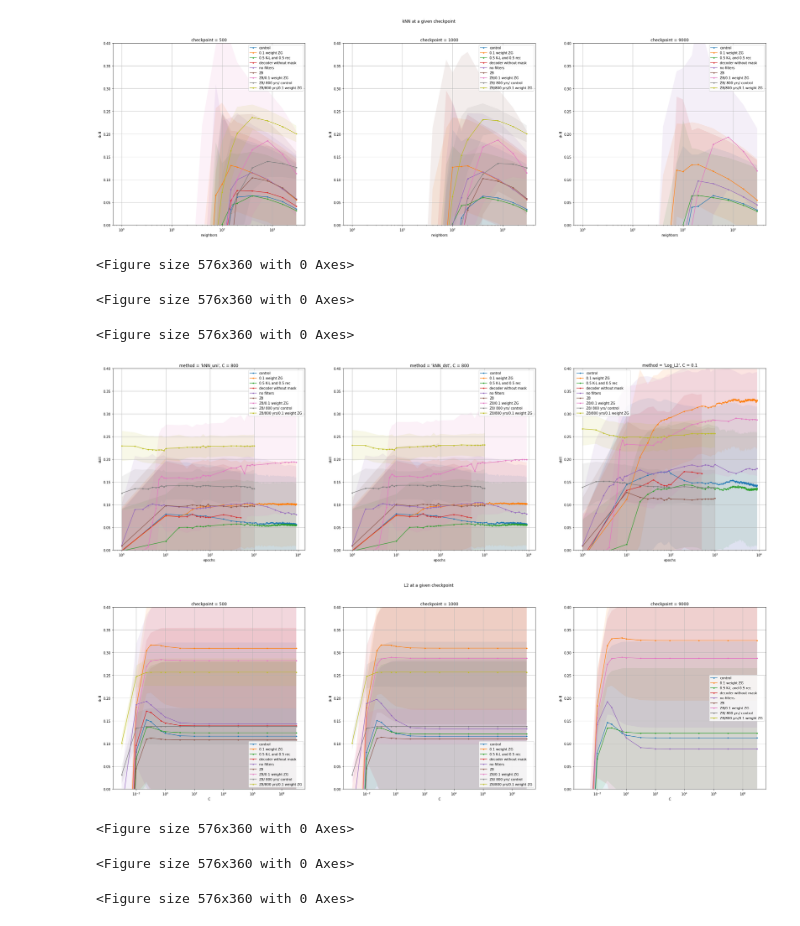
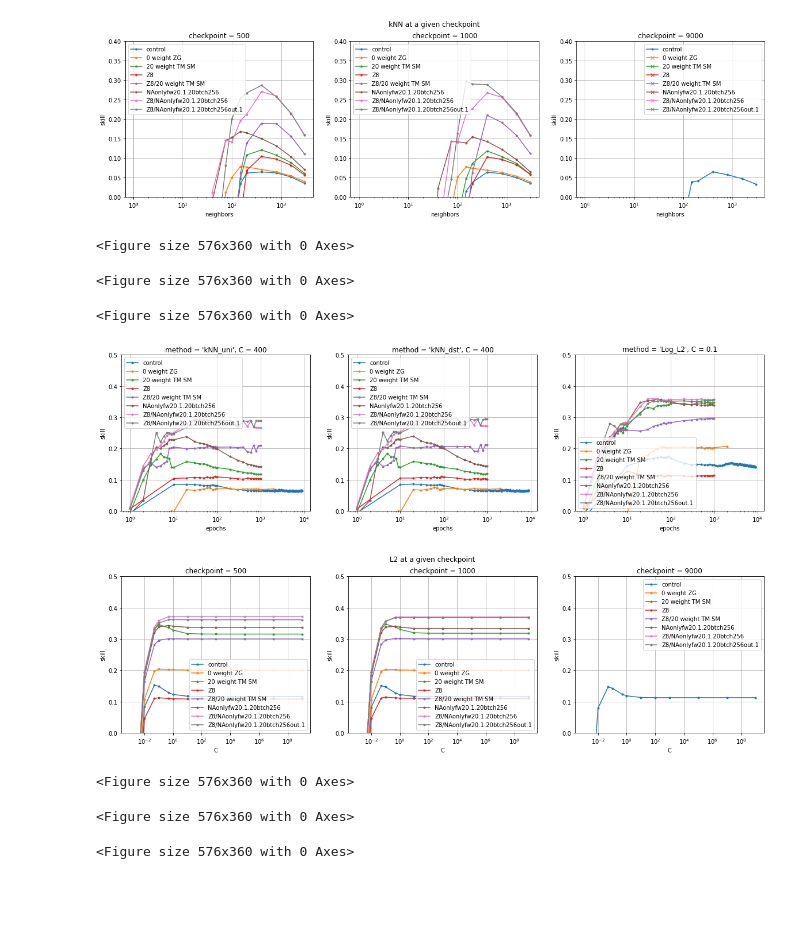
Before and after one commit to georgemilosh/Climate-Learning, a Jupyter notebook: VAE/score.ipynb, the cells around one changed output. Drawn from its saved outputs; the diff is of its cells as text; code cells hidden in the pictures; blank space fills up the shorter version.

```diff
--- a/VAE/score.ipynb
+++ b/VAE/score.ipynb
@@ -44,66 +46,78 @@ folders = [ './models/filterFrance/Z64/yrs100/control/', # k.9.1fw2.1.2.lrs8/',
+# %%
+runs = {'control' :                    './models/filterFrance/Z64/yrs100/control/'
+        ,'0 weight ZG' :               './models/filterFrance/Z64/yrs100/fw2.0.2/'
+        ,'20 weight TM SM' :            './models/filterFrance/Z64/yrs100/fw20.1.20/'
+        ,'Z8'   :                       './models/filterFrance/Z8/yrs100/control/'
+        ,'Z8/20 weight TM SM' :         './models/filterFrance/Z8/yrs100/fw20.1.20/'
+        ,'NAonlyfw20.1.20btch256' : './models/filterFranceNorthAtlantic/Z64/yrs100/fw20.1.20btch256/'
+        ,'Z8/NAonlyfw20.1.20btch256' : './models/filterFranceNorthAtlantic/Z8/yrs100/fw20.1.20btch256/'
+        ,'Z8/NAonlyfw20.1.20btch256out.1' : './models/filterFranceNorthAtlantic/Z8/yrs100/fw20.1.20btch256in1out.1/'
+        }
 # %%
 fig = plt.figure()
-fig.set_size_inches(35, 10)
+fig.set_size_inches(20, 5)
 fig.suptitle('kNN at a given checkpoint')
 
 axs = fig.subplots(nrows=1, ncols=3)
 
 for i, checkpoint in enumerate([500,1000,9000]):
     ax1 = axs[i]
     plt.figure(figsize=(8,5))
-    for name, folder in zip(names, folders):
+    for name, folder in runs.items():
         #print(name)
         score = pd.read_csv(f'{folder}score.csv')
         if checkpoint in score.checkpoint.values:
             meanskillvsckpt = score.groupby(['checkpoint', 'C','method']).mean().loc[(checkpoint, slice(None),'kNN_uni'), 'skill'].droplevel(level=(0,2)) # The last command gets rid of C and method in the output
             stdskillvsckpt = score.groupby(['checkpoint', 'C','method']).std().loc[(checkpoint, slice(None),'kNN_uni'), 'skill'].droplevel(level=(0,2))
             maxiter=100
-            ax1.fill_between(meanskillvsckpt.index[:maxiter],meanskillvsckpt.values[:maxiter]-stdskillvsckpt.values[:maxiter],meanskillvsckpt.values[:maxiter]+stdskillvsckpt.values[:maxiter],alpha=0.1)
+            #ax1.fill_between(meanskillvsckpt.index[:maxiter],meanskillvsckpt.values[:maxiter]-stdskillvsckpt.values[:maxiter],meanskillvsckpt.values[:maxiter]+stdskillvsckpt.values[:maxiter],alpha=0.1)
             ax1.plot(meanskillvsckpt.index[:maxiter],meanskillvsckpt.values[:maxiter],label=name, marker='.')
         else:
             meanskillvsckpt = score.groupby(['checkpoint', 'C','method']).mean().loc[(10, slice(None),'kNN_uni'), 'skill'].droplevel(level=(0,2)) # The last command gets rid of C and method in the output
-            ax1.plot(meanskillvsckpt.index[:maxiter],np.inf*meanskillvsckpt.values[:maxiter],label=name, marker='.')
+            ax1.plot(meanskillvsckpt.index[:maxiter],np.inf*meanskillvsckpt.values[:maxiter],label=name, marker='x')
     ax1.set_xlabel('neighbors')
     ax1.set_ylabel('skill')
     ax1.set_ylim([0,0.4])
     ax1.set_xscale("log")
     ax1.set_title(f"{checkpoint = }")
     ax1.legend(loc='best')
     ax1.grid(True)
+fig.savefig('./Images/class_KNN.png',dpi=200)
 # %% [output]
-[figure, old version]
+[figure, new version]
 <Figure size 576x360 with 0 Axes>
 <Figure size 576x360 with 0 Axes>
 <Figure size 576x360 with 0 Axes>
 # %%
 fig = plt.figure()
-fig.set_size_inches(35, 10)
+fig.set_size_inches(20, 5)
 fig.suptitle('')
 
 axs = fig.subplots(nrows=1, ncols=3)
 
-for i, (C, method) in enumerate(zip([800,800,0.1],['kNN_uni','kNN_dst','Log_L2'])):
+for i, (C, method) in enumerate(zip([400,400,0.1],['kNN_uni','kNN_dst','Log_L2'])):
     ax1 = axs[i]
-    for name, folder in zip(names, folders):
+    for name, folder in runs.items():
         #print(name)
         score = pd.read_csv(f'{folder}score.csv')
         meanskillvsckpt = score.groupby(['checkpoint', 'C','method']).mean().loc[(slice(None), C, method), 'skill'].droplevel(level=(1,2)) # The last command gets rid of C and method in the output
         stdskillvsckpt = score.groupby(['checkpoint', 'C','method']).std().loc[(slice(None), C, method), 'skill'].droplevel(level=(1,2))
         maxiter=100
-        ax1.fill_between(meanskillvsckpt.index[:maxiter],meanskillvsckpt.values[:maxiter]-stdskillvsckpt.values[:maxiter],meanskillvsckpt.values[:maxiter]+stdskillvsckpt.values[:maxiter],alpha=0.1)
+        #ax1.fill_between(meanskillvsckpt.index[:maxiter],meanskillvsckpt.values[:maxiter]-stdskillvsckpt.values[:maxiter],meanskillvsckpt.values[:maxiter]+stdskillvsckpt.values[:maxiter],alpha=0.1)
         ax1.plot(meanskillvsckpt.index[:maxiter],meanskillvsckpt.values[:maxiter],label=name, marker='.')
     ax1.set_xlabel('epochs')
     ax1.set_ylabel('skill')
-    ax1.set_ylim([0,0.4])
+    ax1.set_ylim([0,0.5])
     ax1.set_xscale("log")
     ax1.set_title(f"{method = }, {C = }")
     ax1.legend(loc='best')
     ax1.grid(True)
+    fig.savefig('./Images/class_epochs.png',dpi=200)
 # %% [output]
-[figure, old version]
+[figure, new version]
 # %%
 fig = plt.figure()
-fig.set_size_inches(35, 10)
+fig.set_size_inches(20, 5)
 fig.suptitle('L2 at a given checkpoint')
 
 axs = fig.subplots(nrows=1, ncols=3)
@@ -111,27 +125,28 @@ axs = fig.subplots(nrows=1, ncols=3)
 for i, checkpoint in enumerate([500,1000,9000]):
     ax1 = axs[i]
     plt.figure(figsize=(8,5))
-    for name, folder in zip(names, folders):
+    for name, folder in runs.items():
         #print(name)
         score = pd.read_csv(f'{folder}score.csv')
         if checkpoint in score.checkpoint.values:
             meanskillvsckpt = score.groupby(['checkpoint', 'C','method']).mean().loc[(checkpoint, slice(None),'Log_L2'), 'skill'].droplevel(level=(0,2)) # The last command gets rid of C and method in the output
             stdskillvsckpt = score.groupby(['checkpoint', 'C','method']).std().loc[(checkpoint, slice(None),'Log_L2'), 'skill'].droplevel(level=(0,2))
             maxiter=100
-            ax1.fill_between(meanskillvsckpt.index[:maxiter],meanskillvsckpt.values[:maxiter]-stdskillvsckpt.values[:maxiter],meanskillvsckpt.values[:maxiter]+stdskillvsckpt.values[:maxiter],alpha=0.1)
+            #ax1.fill_between(meanskillvsckpt.index[:maxiter],meanskillvsckpt.values[:maxiter]-stdskillvsckpt.values[:maxiter],meanskillvsckpt.values[:maxiter]+stdskillvsckpt.values[:maxiter],alpha=0.1)
             ax1.plot(meanskillvsckpt.index[:maxiter],meanskillvsckpt.values[:maxiter],label=name, marker='.')
         else:
             meanskillvsckpt = score.groupby(['checkpoint', 'C','method']).mean().loc[(10, slice(None),'Log_L2'), 'skill'].droplevel(level=(0,2)) # The last command gets rid of C and method in the output
             ax1.plot(meanskillvsckpt.index[:maxiter],np.inf*meanskillvsckpt.values[:maxiter],label=name, marker='.')
     ax1.set_xlabel('C')
     ax1.set_ylabel('skill')
-    ax1.set_ylim([0,0.4])
+    ax1.set_ylim([0,0.5])
     ax1.set_xscale("log")
     ax1.set_title(f"{checkpoint = }")
     ax1.legend(loc='best')
     ax1.grid(True)
+fig.savefig('./Images/class_L2.png',dpi=200)
 # %% [output]
-[figure, old version]
+[figure, new version]
 <Figure size 576x360 with 0 Axes>
 <Figure size 576x360 with 0 Axes>
 <Figure size 576x360 with 0 Axes>
```
Also changed, not shown: parts of 2 cells of this notebook, 2 other files.
